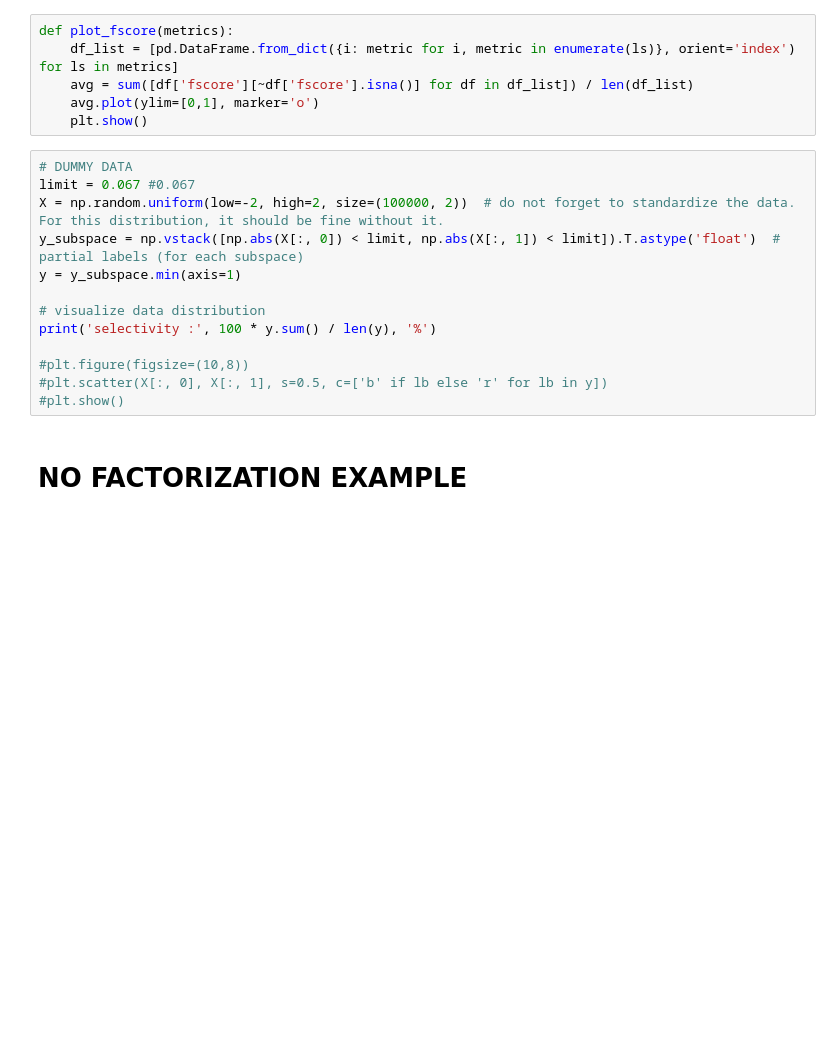
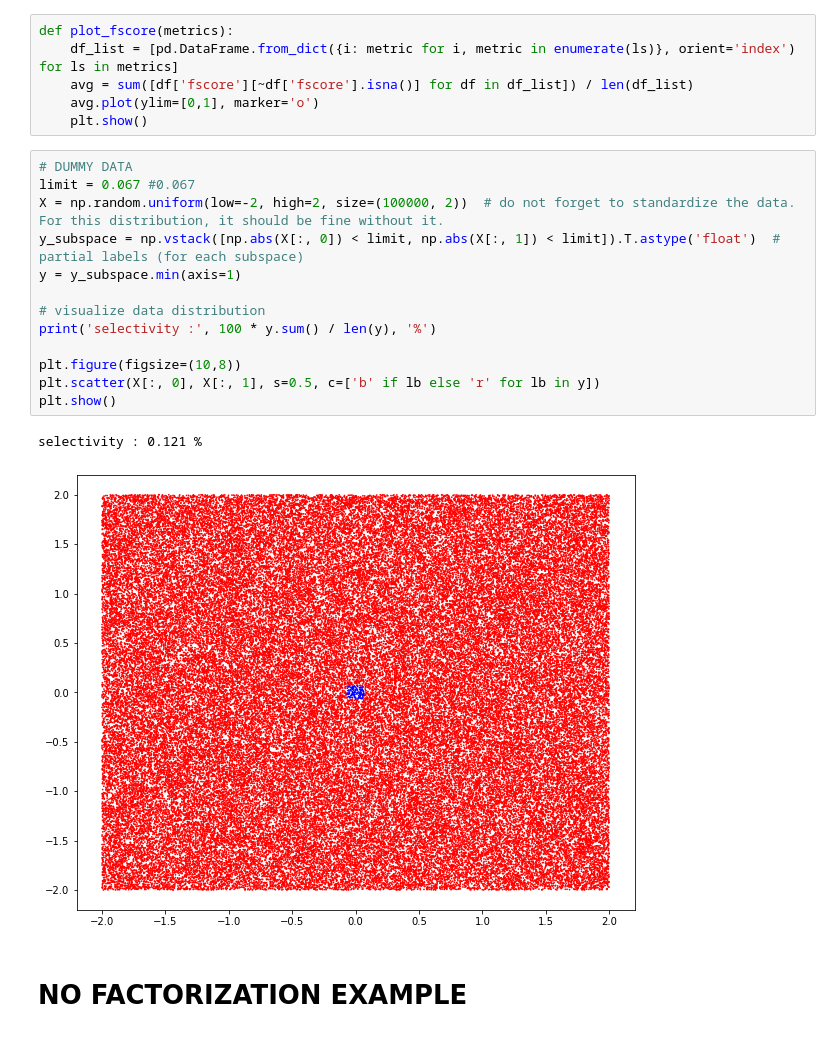
Before and after one commit to AIDEmeProject/PythonMiddleware, a Jupyter notebook: example.ipynb, the cells around one changed output. Drawn from its saved outputs; the diff is of its cells as text; blank space fills up the shorter version.

```diff
--- a/example.ipynb
+++ b/example.ipynb
@@ -31,15 +31,18 @@ def plot_fscore(metrics):
 # %%
 # DUMMY DATA
 limit = 0.067 #0.067
 X = np.random.uniform(low=-2, high=2, size=(100000, 2))  # do not forget to standardize the data. For this distribution, it should be fine without it.
 y_subspace = np.vstack([np.abs(X[:, 0]) < limit, np.abs(X[:, 1]) < limit]).T.astype('float')  # partial labels (for each subspace)
 y = y_subspace.min(axis=1)
 
 # visualize data distribution
 print('selectivity :', 100 * y.sum() / len(y), '%')
 
-#plt.figure(figsize=(10,8))
-#plt.scatter(X[:, 0], X[:, 1], s=0.5, c=['b' if lb else 'r' for lb in y])
-#plt.show()
+plt.figure(figsize=(10,8))
+plt.scatter(X[:, 0], X[:, 1], s=0.5, c=['b' if lb else 'r' for lb in y])
+plt.show()
+# %% [output]
+selectivity : 0.121 %
+[figure, added]
 # %% [markdown]
 # NO FACTORIZATION EXAMPLE
```
Also changed, not shown: parts of 7 cells of this notebook, 7 other files.
